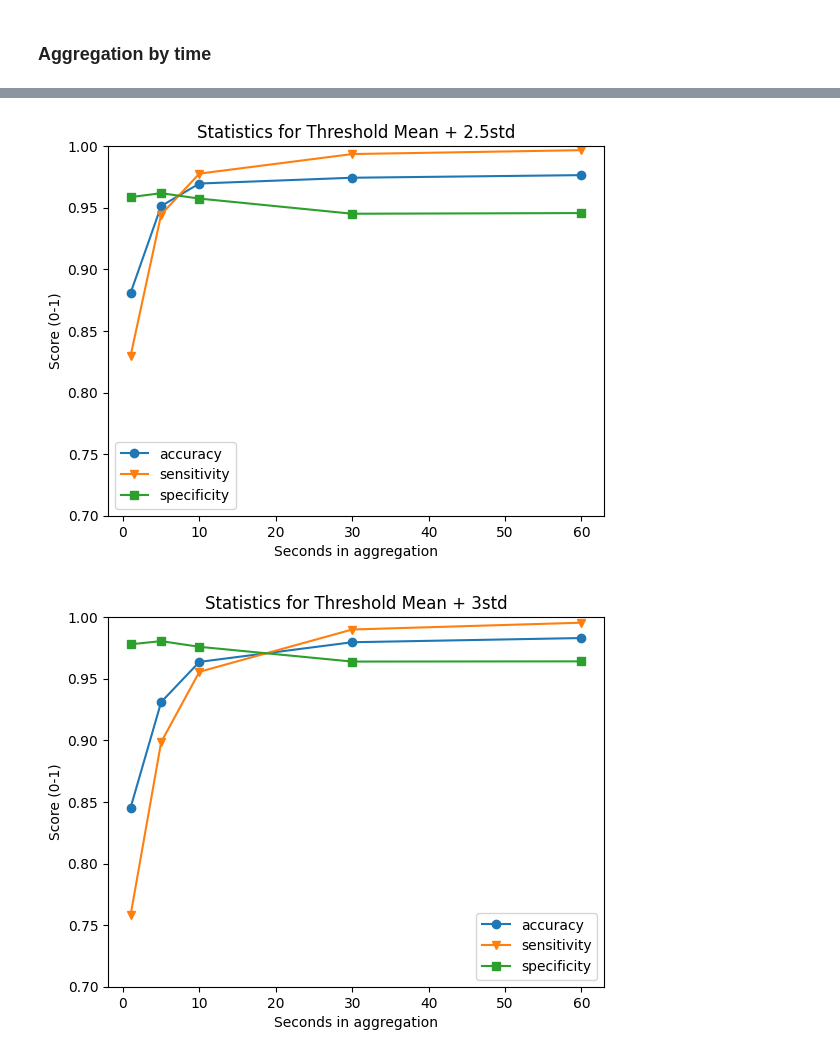
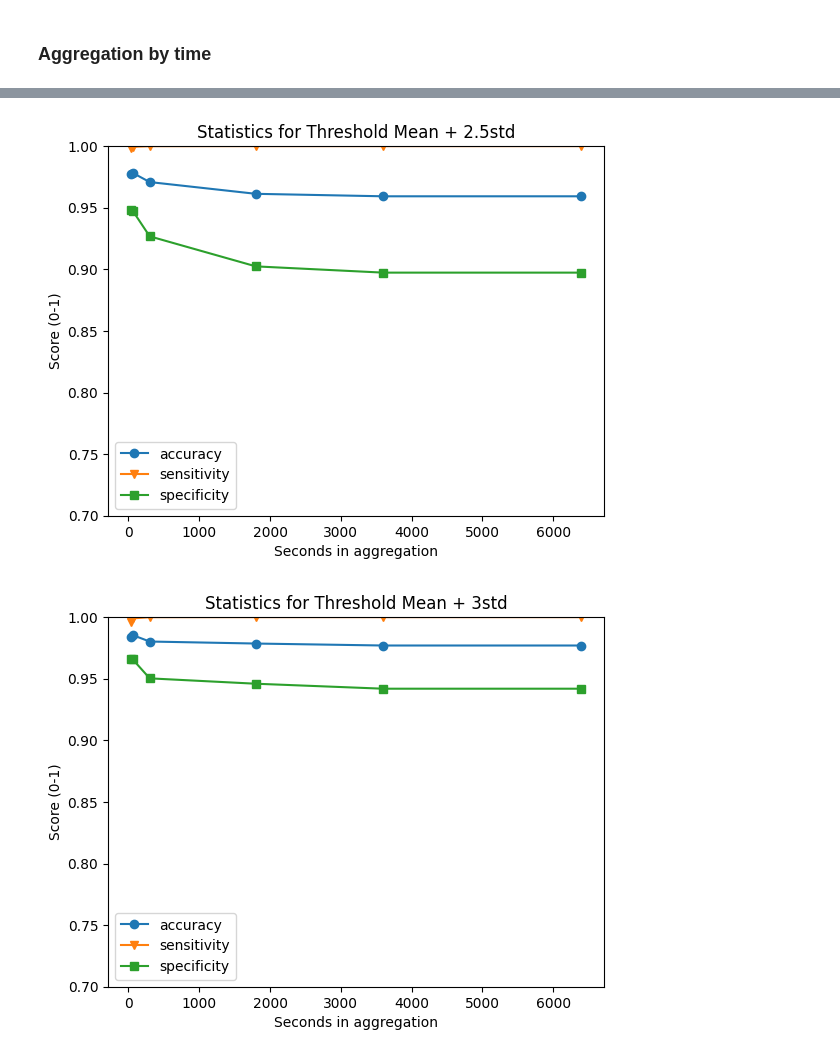
Before and after one commit to YhBedoya/SHM-MAE, a Jupyter notebook: AnomalyDetection on INSIST/AnalysisTrainingResults.ipynb, the cells around one changed output, grey strips where cells are left out. Cells and saved outputs as stored; diff of their text form; code cells hidden in the pictures.

```diff
--- a/AnomalyDetection on INSIST/AnalysisTrainingResults.ipynb
+++ b/AnomalyDetection on INSIST/AnalysisTrainingResults.ipynb
@@ -380,8 +380,8 @@ def statisticsCalculator(df):
 # %% [markdown]
 Aggregation by # vehicles
 # %%
-sizeMovingAverage = [10, 50, 100, 200, 400, 500, 1000]
-thresholdsOptions = ["2std", "2.5std", "3std", "3.5std"]
+sizeMovingAverage = [10, 25, 50, 100, 200, 400, 500, 1000]
+thresholdsOptions = ["2.5std", "3std", "3.5std"]
 # %%
 results = {"sizeMovingAverage": [],
             "threshold": [],
@@ -395,8 +395,7 @@ for rollingOption in sizeMovingAverage:
     valStd = validationDf["movingError"].std()
     testDF["movingError"] = testDF["errors"].rolling(rollingOption).mean()
 
-    rollingThresholds = {"2std": valMean+(2*valStd),
-                        "2.5std": valMean+(2.5*valStd),
+    rollingThresholds = {"2.5std": valMean+(2.5*valStd),
                         "3std": valMean+(3*valStd),
                         "3.5std": valMean+(3.5*valStd),}
 
@@ -410,4 +409,4 @@ for rollingOption in sizeMovingAverage:
         results["sensitivity"].append(sensitivity)
         results["specificity"].append(specificity)
 
-resultsDf = pd.DataFrame(results)
+resultsVehiclesDf = pd.DataFrame(results)
@@ -418,6 +433,6 @@ resultsDf
 # %%
 for thresholdOpt in thresholdsOptions:
-    pltDf = resultsDf[resultsDf["threshold"]==thresholdOpt]
+    pltDf = resultsVehiclesDf[resultsVehiclesDf["threshold"]==thresholdOpt]
     x_categories = pltDf["sizeMovingAverage"]
 
     # Create the plot
@@ -467,12 +486,12 @@ results = {"sizeMovingAverage": [],
             "sensitivity": [],
             "specificity": []}
 
-sizeMovingAverage = [1, 5, 10, 30, 60]
+sizeMovingAverage = [30, 60, 300, 1800, 3600, 6400]
 
 for rollingOption in tqdm(sizeMovingAverage):
-
+    testDFCopy = testDF.copy(deep=True)
     thresholdsOptions = ["2std", "2.5std", "3std", "3.5std"]
-
+    print(f"Start calculation statistics on validation set")
     validationDf["timestamp"] = pd.to_datetime(validationDf['dates'])
     movingError = []
     for index, row in validationDf.iterrows():
@@ -484,28 +503,34 @@ for rollingOption in tqdm(sizeMovingAverage):
     valMean = validationDf["movingError"].mean()
     valStd = validationDf["movingError"].std()
 
-    testDF["timestamp"] = pd.to_datetime(testDF['dates'])
+    print(f"Start calculating the moving error on Test set")
+    testDFCopy["timestamp"] = pd.to_datetime(testDFCopy['dates'])
     movingError = []
-    for index, row in testDF.iterrows():
+    for index, row in testDFCopy.iterrows():
         startDate = row["timestamp"] + pd.Timedelta(-rollingOption, "s")
         endDate = row["timestamp"]
-        subErrors = testDF[(testDF["timestamp"]>=startDate) & (testDF["timestamp"]<=endDate)]["errors"]
-        movingError.append(subErrors.mean())
-    testDF["movingError"] = movingError
+        subErrors = testDFCopy[(testDFCopy["timestamp"]>=startDate) & (testDFCopy["timestamp"]<=endDate)]["errors"]
+        if len(subErrors)>=10:
+            movingError.append(subErrors.mean())
+        else:
+            movingError.append(np.nan)
+    testDFCopy["movingError"] = movingError
+    testDFCopy.dropna(inplace=True)
 
     rollingThresholds = {"2std": valMean+(2*valStd),
                         "2.5std": valMean+(2.5*valStd),
                         "3std": valMean+(3*valStd),
                         "3.5std": valMean+(3.5*valStd),}
 
+    print(f"Comparing moving error with different thresholds")
     for thresholdOpt in thresholdsOptions:
         threshold = rollingThresholds[thresholdOpt]
-        testDF["prediction"] = testDF["movingError"].apply(lambda x: x>threshold)
-        acc, sensitivity, specificity = statisticsCalculator(testDF)
+        testDFCopy["prediction"] = testDFCopy["movingError"].apply(lambda x: x>threshold)
+        acc, sensitivity, specificity = statisticsCalculator(testDFCopy)
         results["sizeMovingAverage"].append(rollingOption)
         results["threshold"].append(thresholdOpt)
         results["accuracy"].append(acc)
         results["sensitivity"].append(sensitivity)
         results["specificity"].append(specificity)
 
-resultsDf = pd.DataFrame(results)
+resultsTimeDf = pd.DataFrame(results)
@@ -532,6 +576,6 @@ resultsDf
 # %%
 for thresholdOpt in thresholdsOptions:
-    pltDf = resultsDf[resultsDf["threshold"]==thresholdOpt]
+    pltDf = resultsTimeDf[resultsTimeDf["threshold"]==thresholdOpt]
     x_categories = pltDf["sizeMovingAverage"]
 
     # Create the plot
@@ -555,2 +599,2 @@ for thresholdOpt in thresholdsOptions:
-[figure, old version]
+[figure, new version]
-[figure, old version]
+[figure, new version]
```
Also changed, not shown: parts of 10 cells of this notebook, 9 other files.
